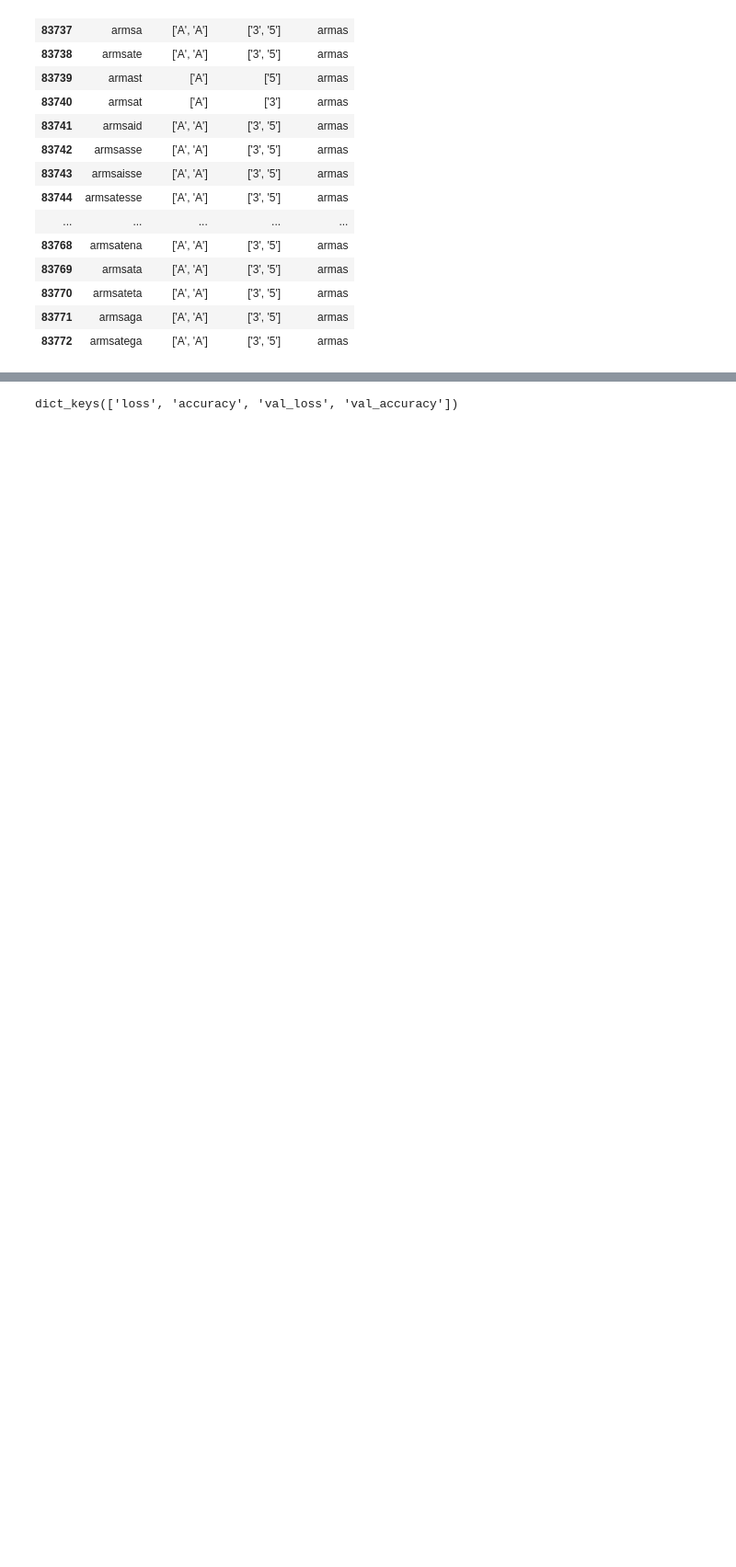
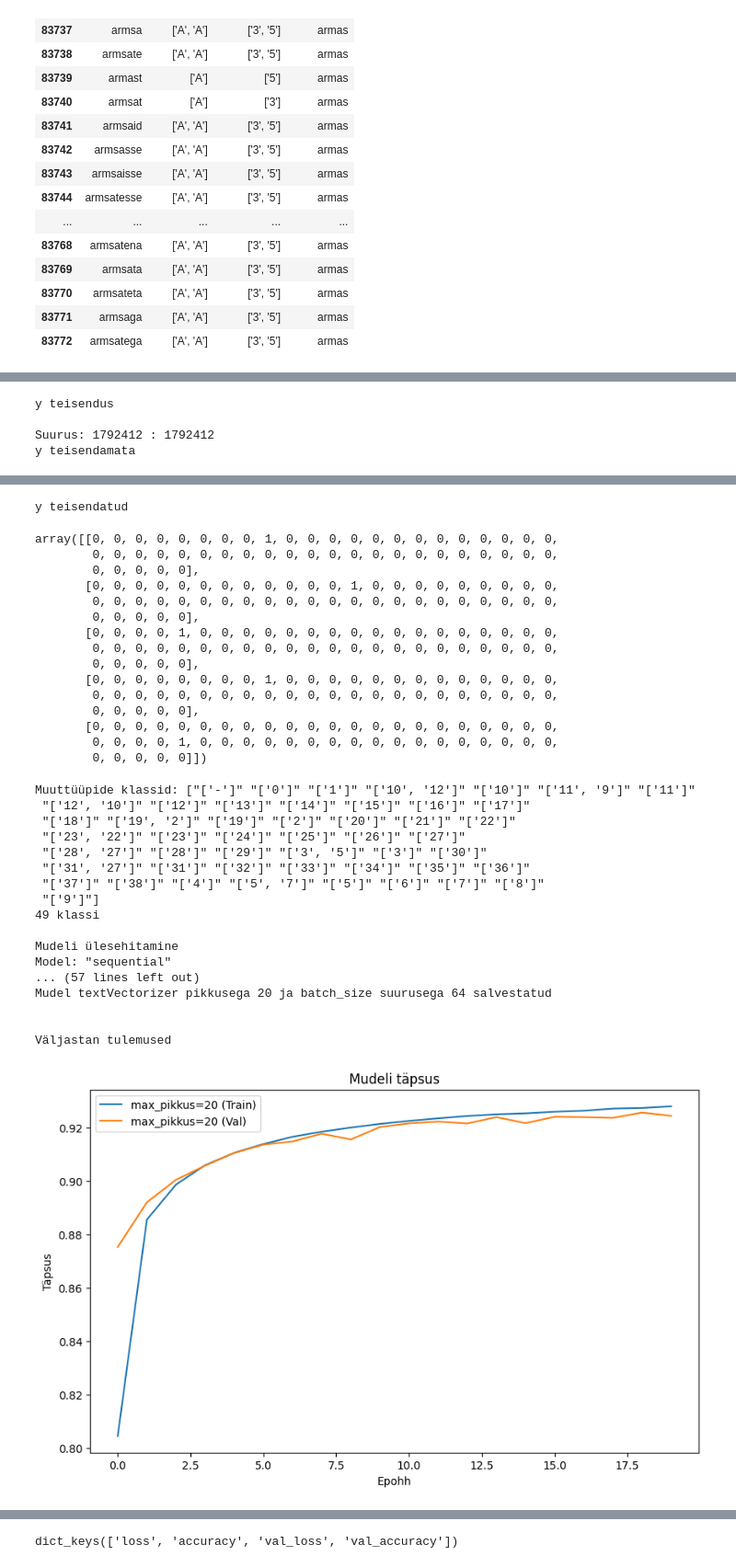
Before and after one commit to SanderSaska/MorfoloogiliseMuuttyybiAutomaatneTuvastaja, a Jupyter notebook: Morfoloogilise_muuttüübi_automaatne_tuvastamine.ipynb, the cells around one changed output, grey strips where cells are left out. Shown: that part at 92% size. Drawn from its saved outputs; the diff is of its cells as text; code cells hidden in the pictures; blank space fills up the shorter version.

Commit message:
Mudeli parameetrite katsetamine

```diff
--- a/Morfoloogilise_muuttüübi_automaatne_tuvastamine.ipynb
+++ b/Morfoloogilise_muuttüübi_automaatne_tuvastamine.ipynb
@@ -2191,0 +2372,10 @@ Epoch 5/5
+# %%
+def get_X(max_pikkus):
+  global df_algvormidega, sõna_grupid_võtmed
+  print("Kogun andmeid X")
+  #treening_võtmed, test_võtmed = sk.model_selection.train_test_split(sõna_grupid_võtmed, test_size=0.2, random_state=42)
+  #test_võtmed, valideerimis_võtmed = sk.model_selection.train_test_split(test_võtmed, test_size=0.5, random_state=42)
+  X = df_algvormidega['Sõnad'].apply(lambda x: x[-max_pikkus:])
+  #y = [muuttüüp for muuttüüp in df_algvormidega['Muuttüübid']]
+  print("X andmehulk käes\n")
+  return X
@@ -2191,0 +2434,28 @@ Epoch 5/5
+# %%
+def mudeli_initsialiseerimine(max_pikkus, mlb_w, tekst_vect):
+  print("Mudeli ülesehitamine")
+  sõnavara_suurus = tekst_vect.vocabulary_size()
+  output_dim = 64
+  mudel = tf.keras.models.Sequential()
+  mudel.add(tf.keras.layers.Embedding(input_dim=sõnavara_suurus, output_dim=output_dim, input_length=max_pikkus, mask_zero=True))
+  mudel.add(tf.keras.layers.LSTM(64, return_sequences=False))
+  mudel.add(tf.keras.layers.Dense(len(mlb_w.classes_), activation='softmax'))
+  mudel.compile(optimizer='adam', loss='categorical_crossentropy', metrics=['accuracy'])
+  mudel.summary()
+  earlystopping = tf.keras.callbacks.EarlyStopping(monitor="val_loss",patience=3)
+  callbacks = [earlystopping]
+  print("Mudel ülesehitatud\n")
+  return mudel, callbacks
+# %%
+def näita_tulemusi(tulemused, max_pikkused, batch_size):
+  print("Väljastan tulemused\n")
+  fig = plt.figure(figsize=(10, 6))
+  for i, tulemus in enumerate(tulemused):
+    plt.plot(tulemus['accuracy'], label=f"max_pikkus={max_pikkused[i]} (Train)")
+    plt.plot(tulemus['val_accuracy'], label=f"max_pikkus={max_pikkused[i]} (Val)")
+  plt.title('Mudeli täpsus')
+  plt.xlabel('Epohh')
+  plt.ylabel('Täpsus')
+  plt.legend()
+  plt.show()
+  fig.savefig(f"model_batchsize_{str(batch_size)}.pdf", format='pdf')
@@ -2191,0 +2515,3 @@ Epoch 5/5
+# %%
+katseta_max_pikkust()
+# %% [output]
@@ -2191,0 +2553,4 @@ Epoch 5/5
+y teisendus
+
+Suurus: 1792412 : 1792412
+y teisendamata
@@ -2191,0 +2563,34 @@ Epoch 5/5
+y teisendatud
+array([[0, 0, 0, 0, 0, 0, 0, 0, 1, 0, 0, 0, 0, 0, 0, 0, 0, 0, 0, 0, 0, 0,
+        0, 0, 0, 0, 0, 0, 0, 0, 0, 0, 0, 0, 0, 0, 0, 0, 0, 0, 0, 0, 0, 0,
+        0, 0, 0, 0, 0],
+       [0, 0, 0, 0, 0, 0, 0, 0, 0, 0, 0, 0, 1, 0, 0, 0, 0, 0, 0, 0, 0, 0,
+        0, 0, 0, 0, 0, 0, 0, 0, 0, 0, 0, 0, 0, 0, 0, 0, 0, 0, 0, 0, 0, 0,
+        0, 0, 0, 0, 0],
+       [0, 0, 0, 0, 1, 0, 0, 0, 0, 0, 0, 0, 0, 0, 0, 0, 0, 0, 0, 0, 0, 0,
+        0, 0, 0, 0, 0, 0, 0, 0, 0, 0, 0, 0, 0, 0, 0, 0, 0, 0, 0, 0, 0, 0,
+        0, 0, 0, 0, 0],
+       [0, 0, 0, 0, 0, 0, 0, 0, 1, 0, 0, 0, 0, 0, 0, 0, 0, 0, 0, 0, 0, 0,
+        0, 0, 0, 0, 0, 0, 0, 0, 0, 0, 0, 0, 0, 0, 0, 0, 0, 0, 0, 0, 0, 0,
+        0, 0, 0, 0, 0],
+       [0, 0, 0, 0, 0, 0, 0, 0, 0, 0, 0, 0, 0, 0, 0, 0, 0, 0, 0, 0, 0, 0,
+        0, 0, 0, 0, 1, 0, 0, 0, 0, 0, 0, 0, 0, 0, 0, 0, 0, 0, 0, 0, 0, 0,
+        0, 0, 0, 0, 0]])
+Muuttüüpide klassid: ["['-']" "['0']" "['1']" "['10', '12']" "['10']" "['11', '9']" "['11']"
+ "['12', '10']" "['12']" "['13']" "['14']" "['15']" "['16']" "['17']"
+ "['18']" "['19', '2']" "['19']" "['2']" "['20']" "['21']" "['22']"
+ "['23', '22']" "['23']" "['24']" "['25']" "['26']" "['27']"
+ "['28', '27']" "['28']" "['29']" "['3', '5']" "['3']" "['30']"
+ "['31', '27']" "['31']" "['32']" "['33']" "['34']" "['35']" "['36']"
+ "['37']" "['38']" "['4']" "['5', '7']" "['5']" "['6']" "['7']" "['8']"
+ "['9']"]
+49 klassi
+
+Mudeli ülesehitamine
+Model: "sequential"
+... (57 lines left out)
+Mudel textVectorizer pikkusega 20 ja batch_size suurusega 64 salvestatud
+
+
+Väljastan tulemused
+[figure, added]
```
Also changed, not shown: parts of 88 cells of this notebook.
